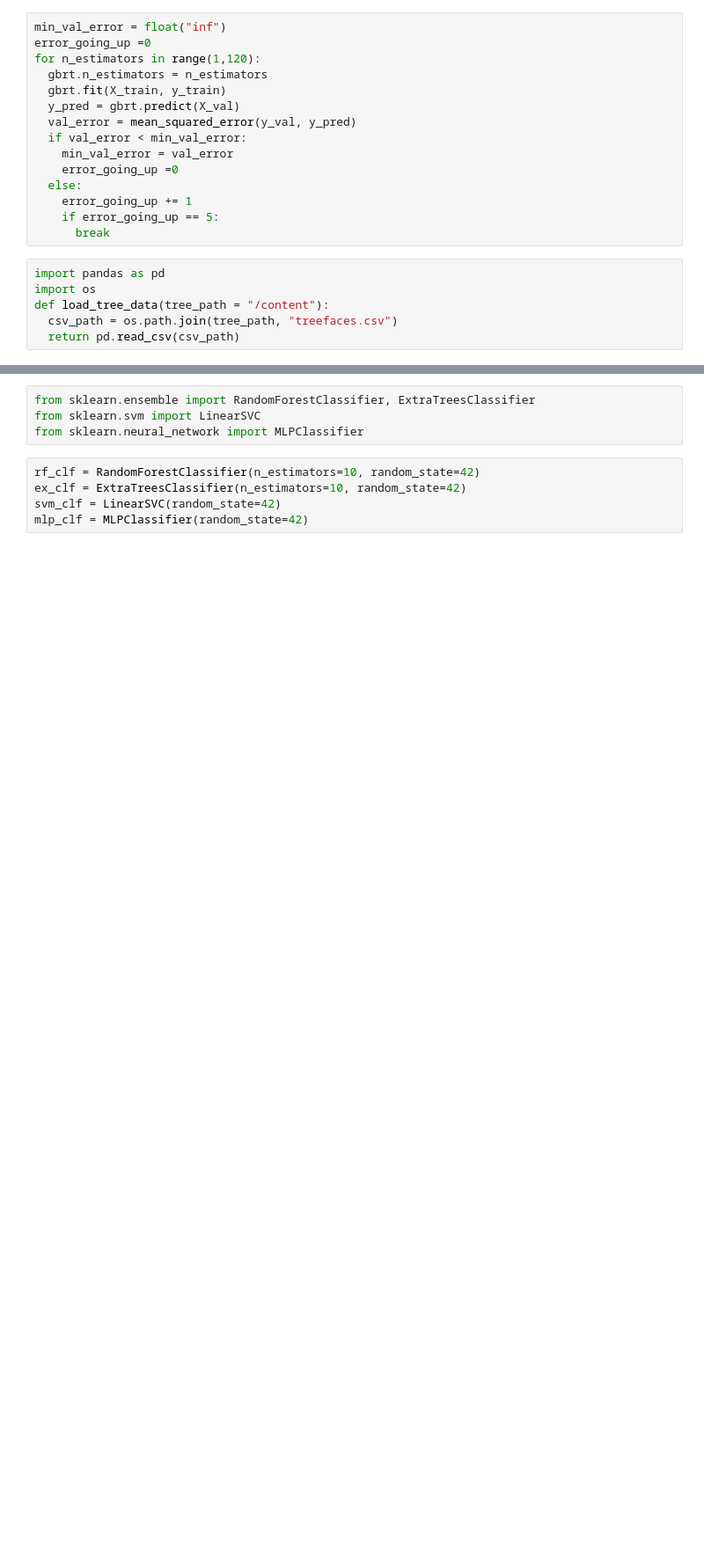
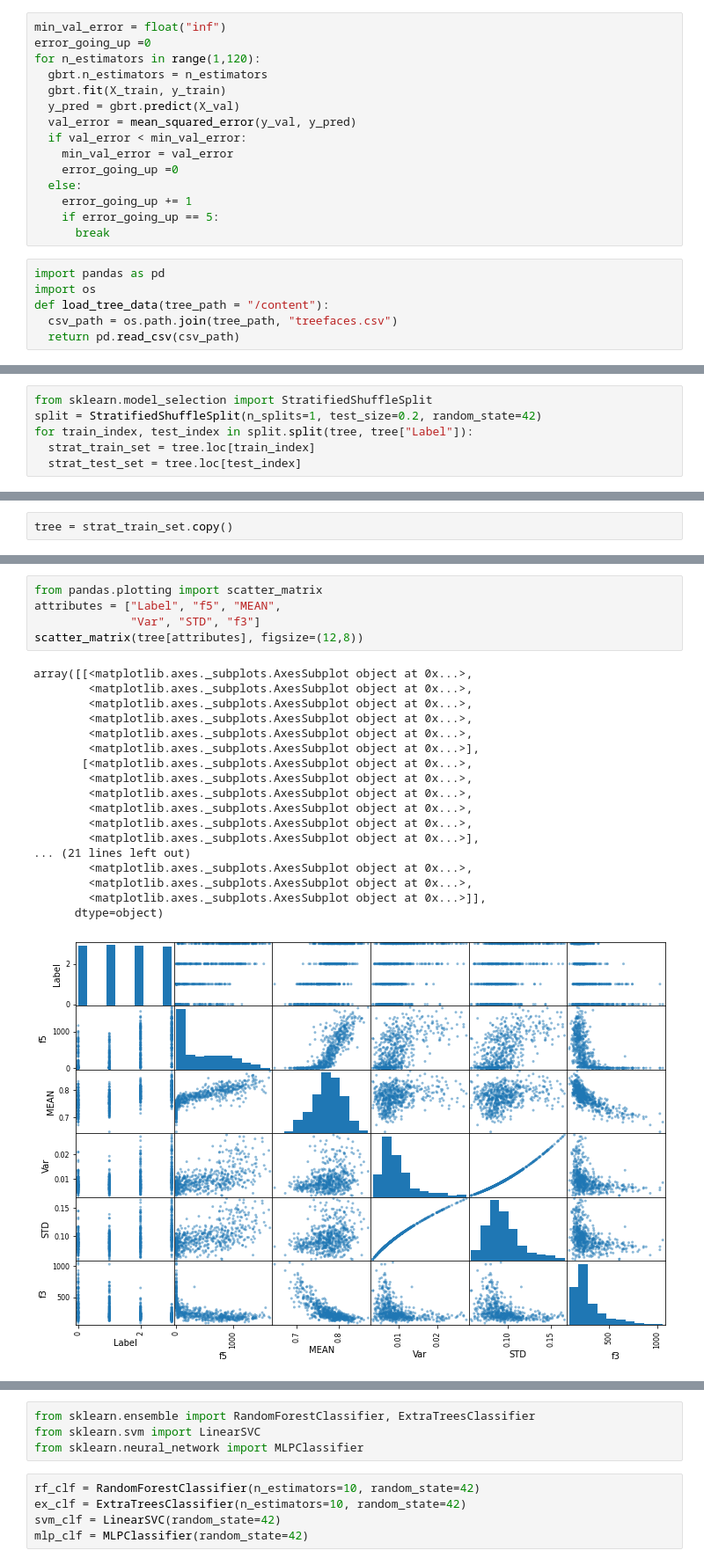
Before and after one commit to niuhaoyu16/Python-1-Read-CSV-files, a Jupyter notebook: ensemble_learning.ipynb, the cells around one changed output, grey strips where cells are left out. Shown at 88% size. Cells and saved outputs as stored; diff of their text form; blank space fills up the shorter version.

```diff
--- a/ensemble_learning.ipynb
+++ b/ensemble_learning.ipynb
@@ -308,0 +327,6 @@ X_train, X_val, y_train, y_val = train_test_split(
+# %%
+from sklearn.model_selection import StratifiedShuffleSplit
+split = StratifiedShuffleSplit(n_splits=1, test_size=0.2, random_state=42)
+for train_index, test_index in split.split(tree, tree["Label"]):
+  strat_train_set = tree.loc[train_index]
+  strat_test_set = tree.loc[test_index]
@@ -308,0 +365,2 @@ X_train, X_val, y_train, y_val = train_test_split(
+# %%
+tree = strat_train_set.copy()
@@ -308,0 +398,24 @@ X_train, X_val, y_train, y_val = train_test_split(
+# %%
+from pandas.plotting import scatter_matrix
+attributes = ["Label", "f5", "MEAN",
+              "Var", "STD", "f3"]
+scatter_matrix(tree[attributes], figsize=(12,8))
+# %% [output]
+array([[<matplotlib.axes._subplots.AxesSubplot object at 0x...>,
+        <matplotlib.axes._subplots.AxesSubplot object at 0x...>,
+        <matplotlib.axes._subplots.AxesSubplot object at 0x...>,
+        <matplotlib.axes._subplots.AxesSubplot object at 0x...>,
+        <matplotlib.axes._subplots.AxesSubplot object at 0x...>,
+        <matplotlib.axes._subplots.AxesSubplot object at 0x...>],
+       [<matplotlib.axes._subplots.AxesSubplot object at 0x...>,
+        <matplotlib.axes._subplots.AxesSubplot object at 0x...>,
+        <matplotlib.axes._subplots.AxesSubplot object at 0x...>,
+        <matplotlib.axes._subplots.AxesSubplot object at 0x...>,
+        <matplotlib.axes._subplots.AxesSubplot object at 0x...>,
+        <matplotlib.axes._subplots.AxesSubplot object at 0x...>],
+... (21 lines left out)
+        <matplotlib.axes._subplots.AxesSubplot object at 0x...>,
+        <matplotlib.axes._subplots.AxesSubplot object at 0x...>,
+        <matplotlib.axes._subplots.AxesSubplot object at 0x...>]],
+      dtype=object)
+[figure, added]
```
Also changed, not shown: parts of 25 cells of this notebook.
